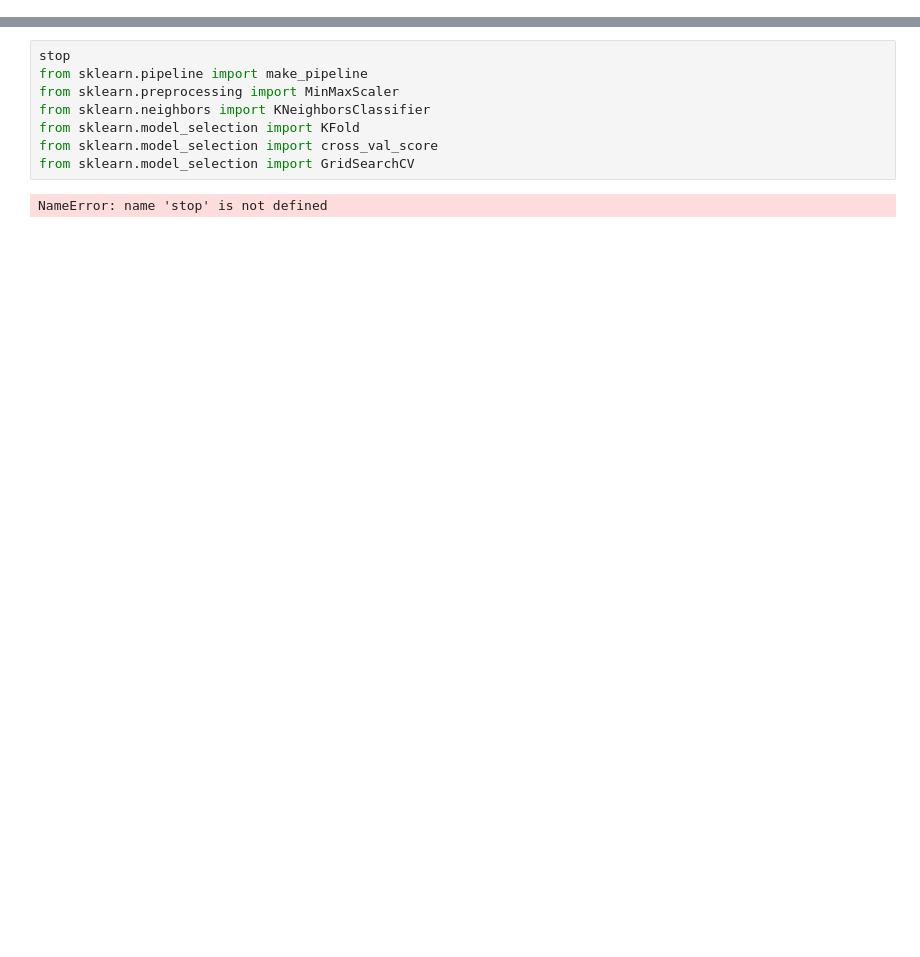
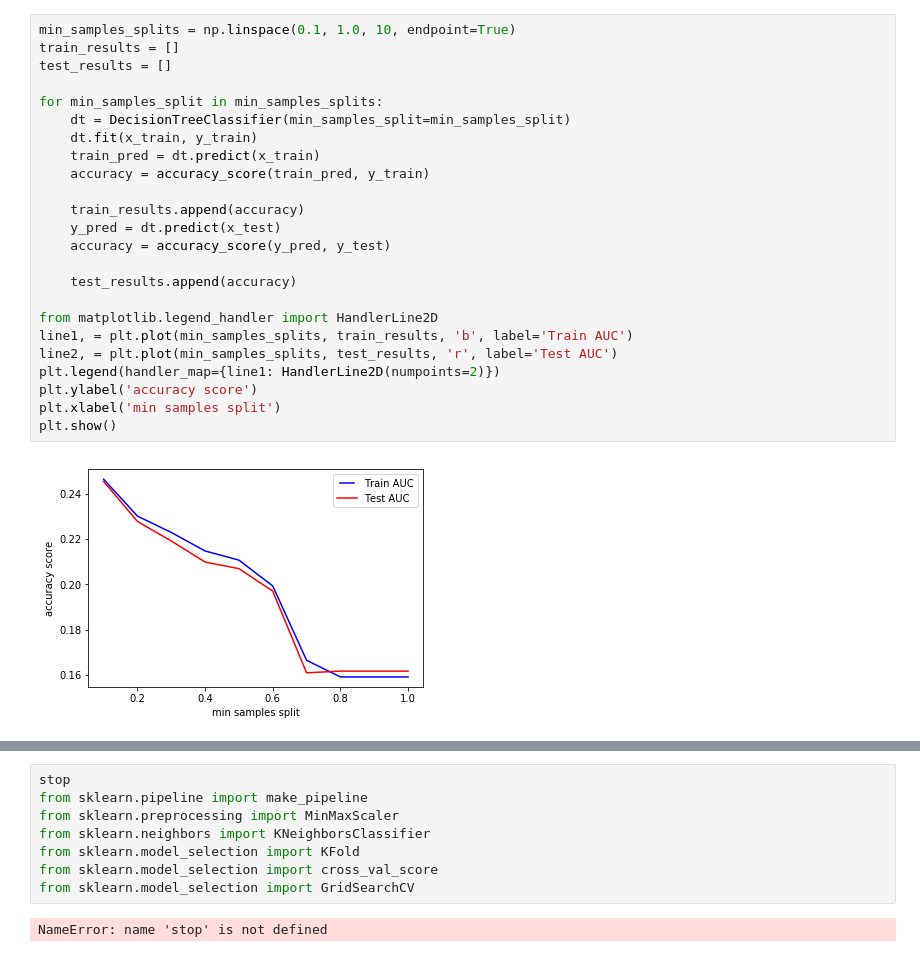
Before and after one commit to snalegave/nyc-parking-violations, a Jupyter notebook: prep_compile.ipynb, the cells around one changed output, grey strips where cells are left out. Saved outputs shown, nothing was run; the diff lists cells and outputs as text; blank space fills up the shorter version.

```diff
--- a/prep_compile.ipynb
+++ b/prep_compile.ipynb
@@ -194,0 +273,26 @@ accuracy
+# %%
+min_samples_splits = np.linspace(0.1, 1.0, 10, endpoint=True)
+train_results = []
+test_results = []
+
+for min_samples_split in min_samples_splits:
+    dt = DecisionTreeClassifier(min_samples_split=min_samples_split)
+    dt.fit(x_train, y_train)
+    train_pred = dt.predict(x_train)
+    accuracy = accuracy_score(train_pred, y_train)
+
+    train_results.append(accuracy)
+    y_pred = dt.predict(x_test)
+    accuracy = accuracy_score(y_pred, y_test)
+
+    test_results.append(accuracy)
+
+from matplotlib.legend_handler import HandlerLine2D
+line1, = plt.plot(min_samples_splits, train_results, 'b', label='Train AUC')
+line2, = plt.plot(min_samples_splits, test_results, 'r', label='Test AUC')
+plt.legend(handler_map={line1: HandlerLine2D(numpoints=2)})
+plt.ylabel('accuracy score')
+plt.xlabel('min samples split')
+plt.show()
+# %% [output]
+[figure, added]
```
Also changed, not shown: parts of 15 cells of this notebook.
